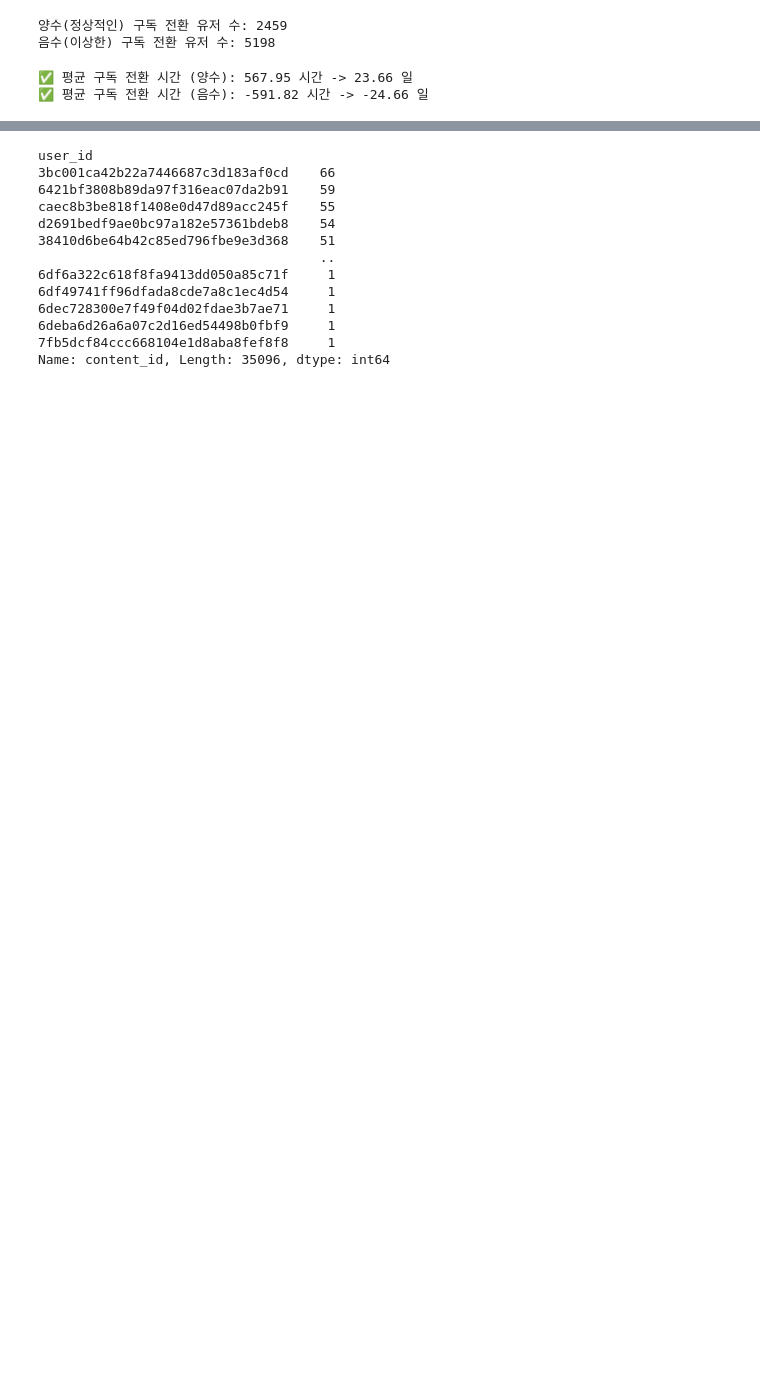
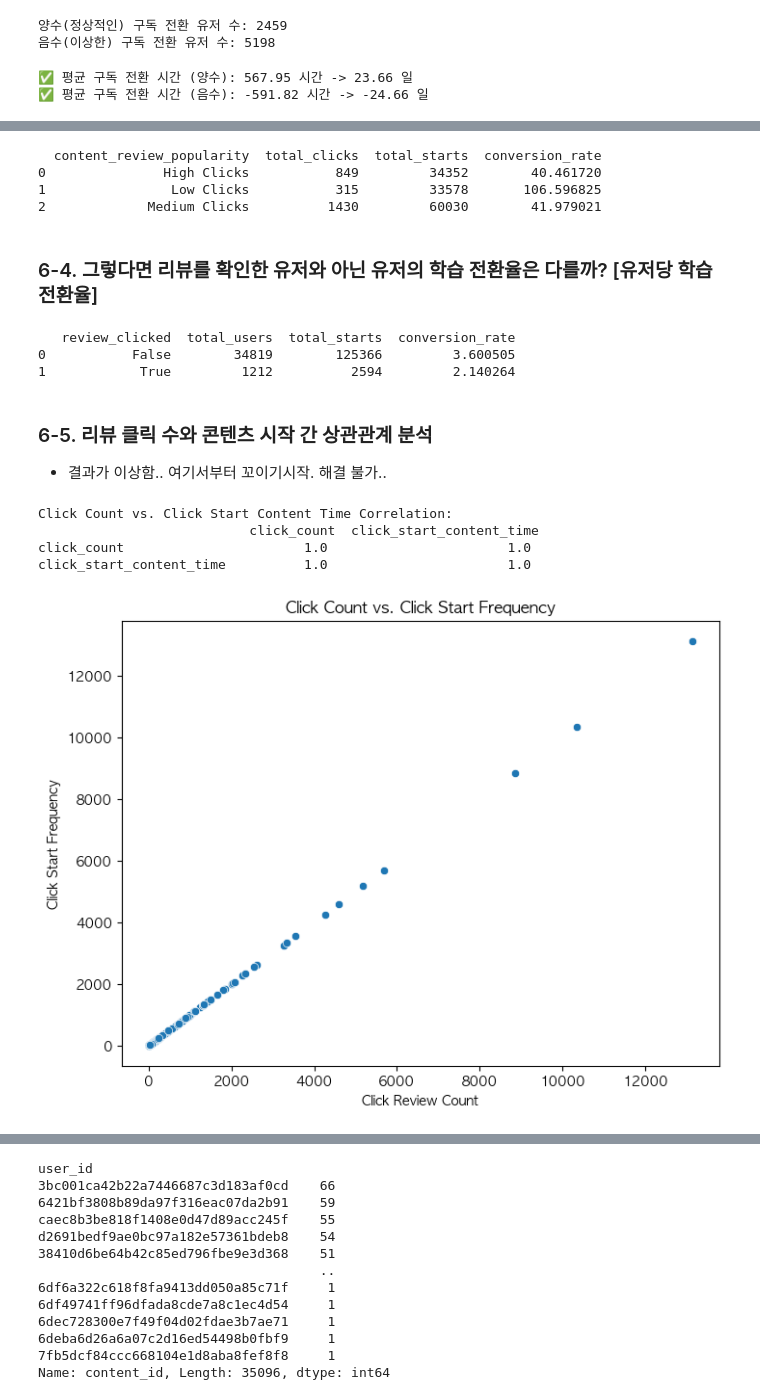
Before and after one commit to saeraniren/intermediate_project, a Jupyter notebook: haein_eda_Q3.ipynb, the cells around one changed output, grey strips where cells are left out. Drawn from its saved outputs; the diff is of its cells as text; code cells hidden in the pictures; blank space fills up the shorter version.

```diff
--- a/haein_eda_Q3.ipynb
+++ b/haein_eda_Q3.ipynb
@@ -1489,0 +1002,9 @@ display(difficulty_counts)
+# %%
+# 첫 결제 여부 확인 (결제한 경우 True, 안 한 경우 False)
+merged_df['first_payment'] = merged_df['complete_subscription_time'].notnull()
+
+# 유저별 클릭 그룹 정보 추가 (high_click_user 컬럼 추가)
+merged_df = merged_df.merge(user_total_clicks[['user_id', 'high_click_user']], on='user_id', how='left')
+
+# 결과 확인
+display(merged_df[['user_id', 'high_click_user', 'first_payment']].head())
@@ -1489,0 +1153,66 @@ display(difficulty_counts)
+# %%
+# 콘텐츠별 클릭 대비 학습 전환율 계산
+conversion_rate = merged_df.groupby('content_review_popularity').agg(
+    total_clicks=('click_review_time', 'count'),  # 리뷰 버튼을 누른 횟수
+    total_starts=('click_start_content_time', lambda x: x.notnull().sum())  # 실제 학습을 시작한 횟수
+).reset_index()
+
+# 학습 전환율 (학습 시작 수 / 리뷰 클릭 수)
+conversion_rate['conversion_rate'] = conversion_rate['total_starts'] / conversion_rate['total_clicks']
+
+# 결과 출력
+print(conversion_rate)
+# %% [output]
+  content_review_popularity  total_clicks  total_starts  conversion_rate
+0               High Clicks           849         34352        40.461720
+1                Low Clicks           315         33578       106.596825
+2             Medium Clicks          1430         60030        41.979021
+# %% [markdown]
+### 6-4. 그렇다면 리뷰를 확인한 유저와 아닌 유저의 학습 전환율은 다를까? [유저당 학습 전환율]
+# %%
+# 리뷰를 클릭한 유저 여부 확인 (True = 리뷰 클릭한 유저, False = 리뷰 클릭 안 한 유저)
+merged_df['review_clicked'] = merged_df['click_review_time'].notnull()
+
+# 그룹별 학습 전환율 계산
+conversion_by_review = merged_df.groupby('review_clicked').agg(
+    total_users=('user_id', 'nunique'),  # 유니크 유저 수
+    total_starts=('click_start_content_time', lambda x: x.notnull().sum())  # 학습 시작 수
+).reset_index()
+
+# 학습 전환율 추가 (학습 시작 수 / 전체 유저 수)
+conversion_by_review['conversion_rate'] = conversion_by_review['total_starts'] / conversion_by_review['total_users']
+
+# 결과 출력
+print(conversion_by_review)
+
+# 전환율이 1을 넘으면 안되는데 이상하게 나옴
+# 한 유저가 여러 콘텐츠를 클릭하고 학습을 시작할 수 있기 때문에 전환율이 1을 넘을 수 있는 것으로 추측
+# %% [output]
+   review_clicked  total_users  total_starts  conversion_rate
+0           False        34819        125366         3.600505
+1            True         1212          2594         2.140264
+# %% [markdown]
+### 6-5. 리뷰 클릭 수와 콘텐츠 시작 간 상관관계 분석
+- 결과가 이상함.. 여기서부터 꼬이기시작. 해결 불가..
+# %%
+# 콘텐츠별 평균 시작 시간 계산 (콘텐츠 클릭 횟수 대비 시작 시간)
+content_start_time_mean = merged_df.groupby('content_id')['click_start_content_time'].count().reset_index()
+content_start_time_mean = content_start_time_mean.merge(click_counts, on='content_id')
+
+# 상관계수 계산
+correlation = content_start_time_mean[['click_count', 'click_start_content_time']].corr()
+print("Click Count vs. Click Start Content Time Correlation:\n", correlation)
+
+# 시각화 - 클릭 수 vs. 콘텐츠 시작 횟수
+plt.figure(figsize=(8,6))
+sns.scatterplot(data=content_start_time_mean, x='click_count', y='click_start_content_time')
+plt.title('Click Count vs. Click Start Frequency')
+plt.xlabel('Click Review Count')
+plt.ylabel('Click Start Frequency')
+plt.show()
+# %% [output]
+Click Count vs. Click Start Content Time Correlation:
+                           click_count  click_start_content_time
+click_count                       1.0                       1.0
+click_start_content_time          1.0                       1.0
+[figure, added]
```
Also changed, not shown: parts of 75 cells of this notebook.
